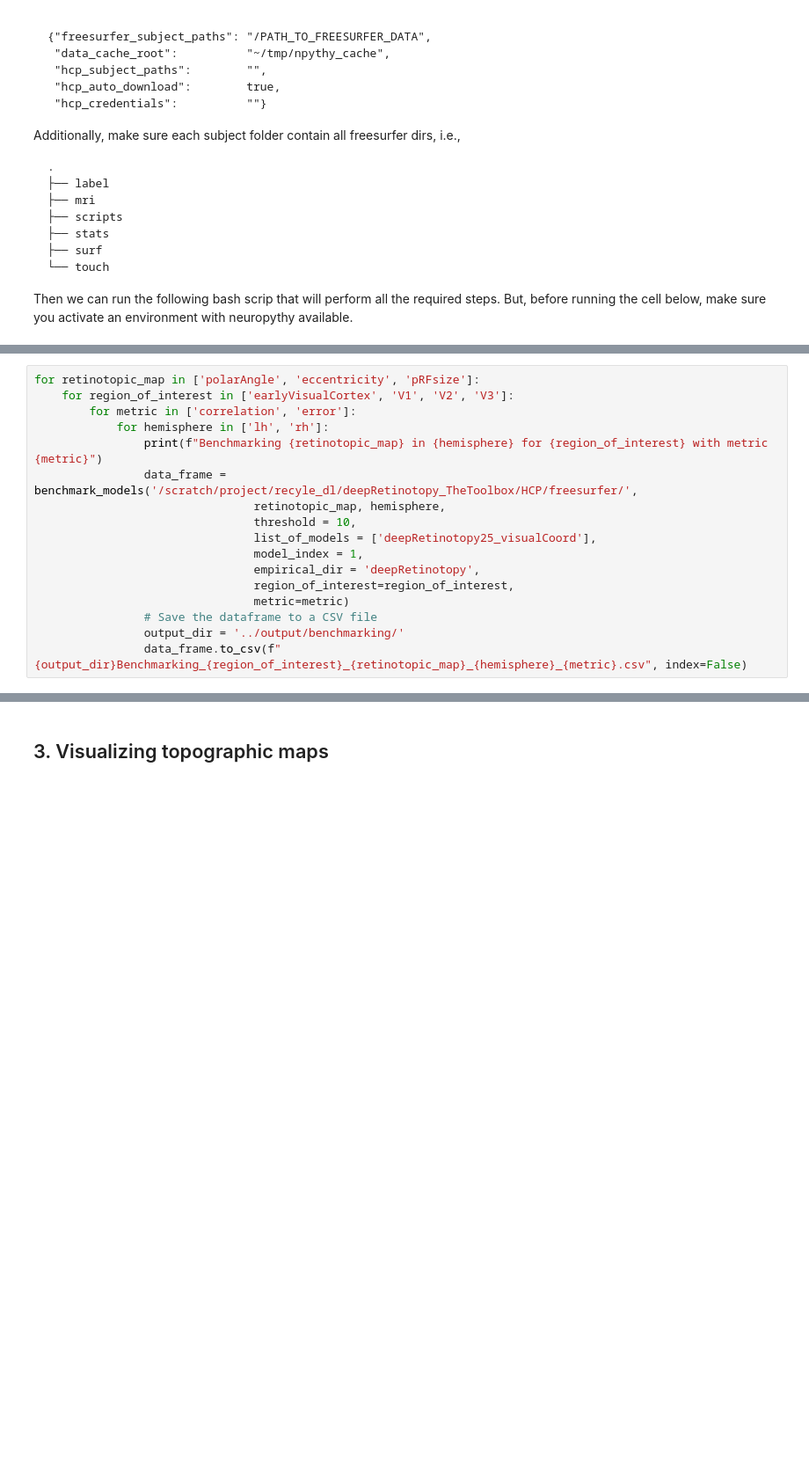
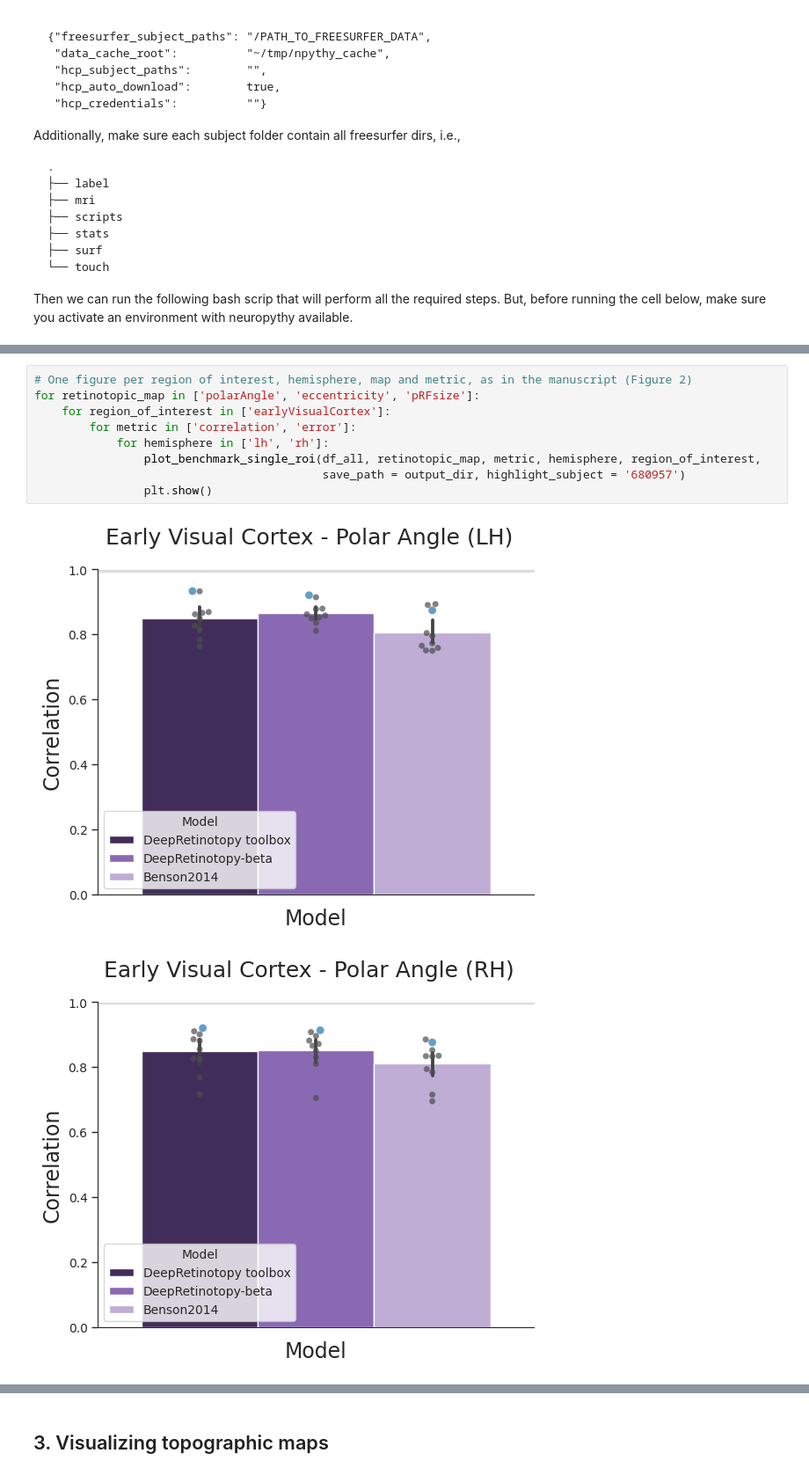
Before and after one commit to felenitaribeiro/deepRetinotopy_validation, a Jupyter notebook: notebooks/1_benchmarking.ipynb, the cells around one changed output, grey strips where cells are left out. Shown at 88% size. Drawn from its saved outputs; the diff is of its cells as text; blank space fills up the shorter version.

```diff
--- a/notebooks/1_benchmarking.ipynb
+++ b/notebooks/1_benchmarking.ipynb
@@ -422,17 +128,0 @@ def benchmark_models(path, retinotopic_map, hemisphere, threshold = 10,
-# %%
-for retinotopic_map in ['polarAngle', 'eccentricity', 'pRFsize']:
-    for region_of_interest in ['earlyVisualCortex', 'V1', 'V2', 'V3']:
-        for metric in ['correlation', 'error']:
-            for hemisphere in ['lh', 'rh']:
-                print(f"Benchmarking {retinotopic_map} in {hemisphere} for {region_of_interest} with metric {metric}")
-                data_frame = benchmark_models('/scratch/project/recyle_dl/deepRetinotopy_TheToolbox/HCP/freesurfer/',
-                                retinotopic_map, hemisphere,
-                                threshold = 10,
-                                list_of_models = ['deepRetinotopy25_visualCoord'],
-                                model_index = 1,
-                                empirical_dir = 'deepRetinotopy',
-                                region_of_interest=region_of_interest,
-                                metric=metric)
-                # Save the dataframe to a CSV file
-                output_dir = '../output/benchmarking/'
-                data_frame.to_csv(f"{output_dir}Benchmarking_{region_of_interest}_{retinotopic_map}_{hemisphere}_{metric}.csv", index=False)
@@ -457,0 +602,12 @@ Region of interest: V1
+# %%
+# One figure per region of interest, hemisphere, map and metric, as in the manuscript (Figure 2)
+for retinotopic_map in ['polarAngle', 'eccentricity', 'pRFsize']:
+    for region_of_interest in ['earlyVisualCortex']:
+        for metric in ['correlation', 'error']:
+            for hemisphere in ['lh', 'rh']:
+                plot_benchmark_single_roi(df_all, retinotopic_map, metric, hemisphere, region_of_interest,
+                                          save_path = output_dir, highlight_subject = '680957')
+                plt.show()
+# %% [output]
+[figure, added]
+[figure, added]
```
Also changed, not shown: parts of 13 cells of this notebook.
